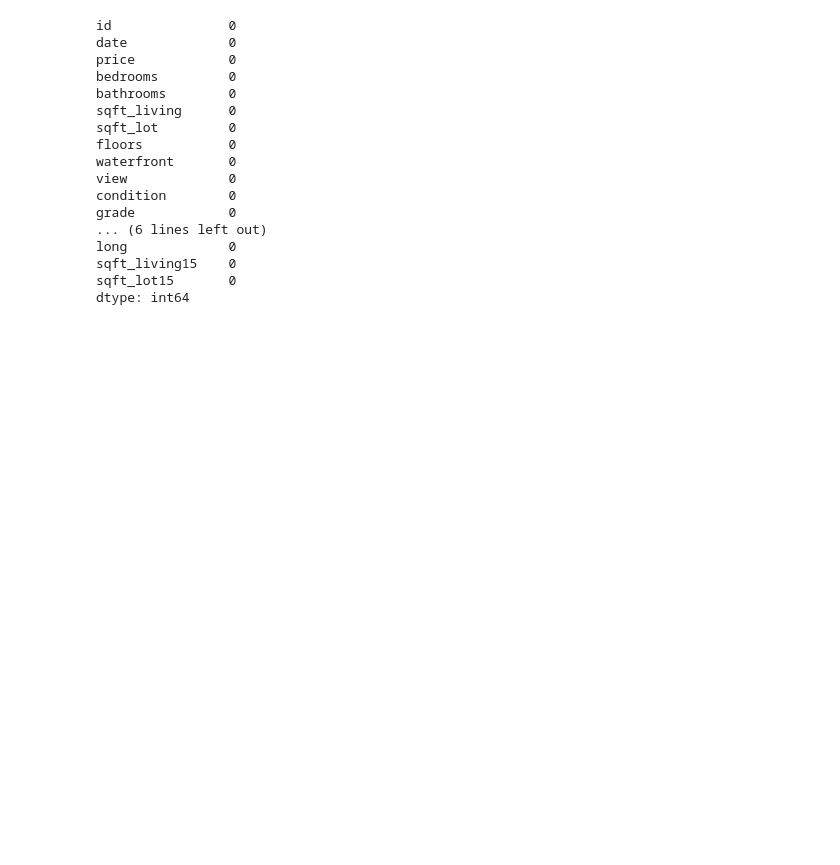
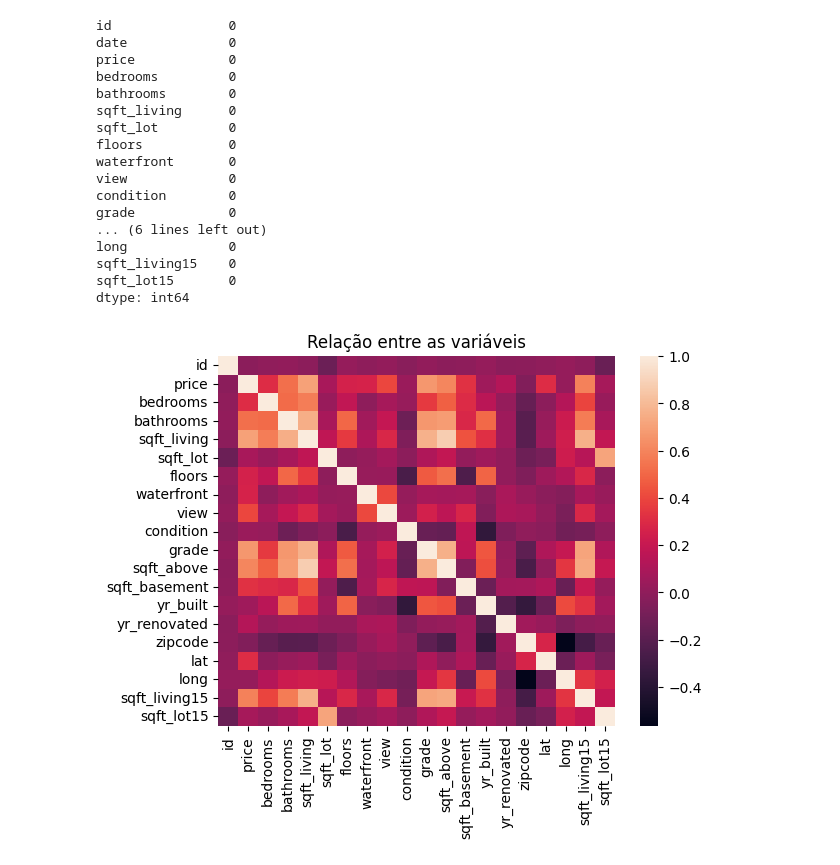
Before and after one commit to GuilhermeSecco/House-Price-Prediction-Keras, a Jupyter notebook: House_Pricing.ipynb, the cells around one changed output. Cells and saved outputs as stored; diff of their text form; code cells hidden in the pictures; blank space fills up the shorter version.

```diff
--- a/House_Pricing.ipynb
+++ b/House_Pricing.ipynb
@@ -50,3 +53,9 @@ dtype: int64
+# %%
+sns.heatmap(data=df.select_dtypes(include='number').corr())
+plt.title('Relação entre as variáveis')
+plt.show()
+# %% [output]
+[figure, added]
 # %%
 #Separando os Valores que serão utilizados na predição
 # %%
```
Also changed, not shown: parts of 7 cells of this notebook.
